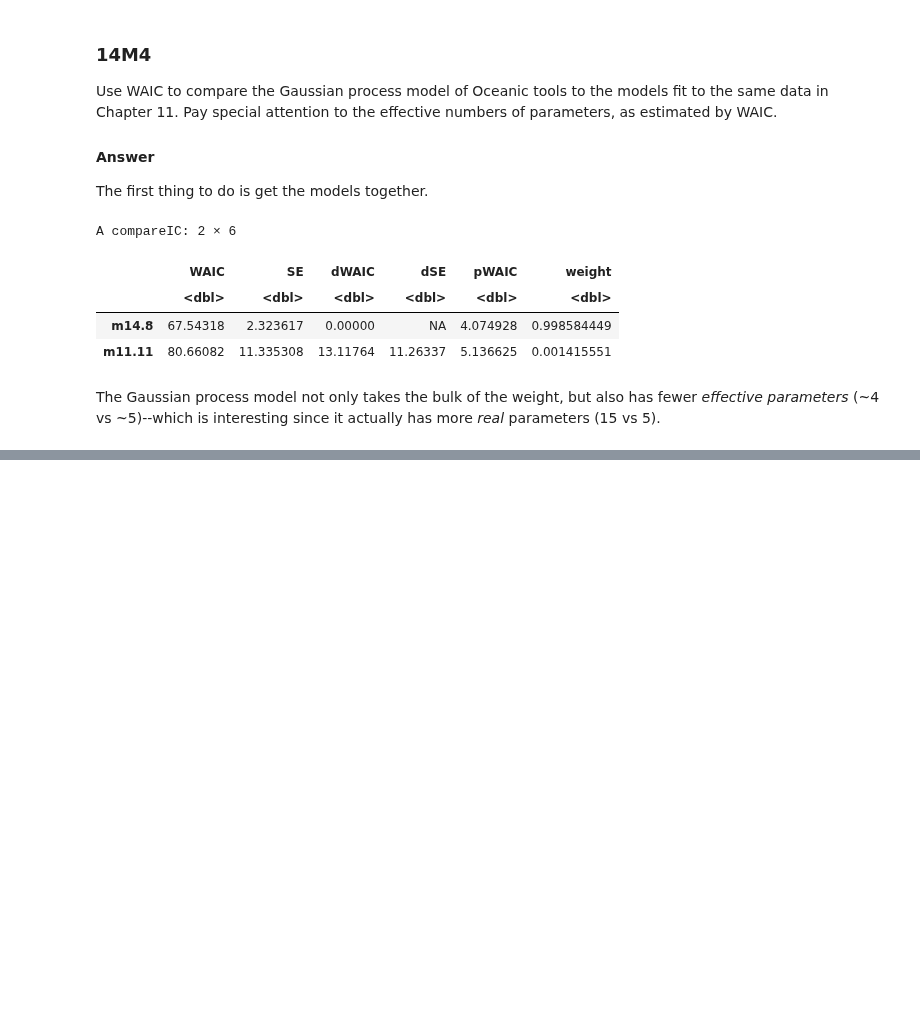
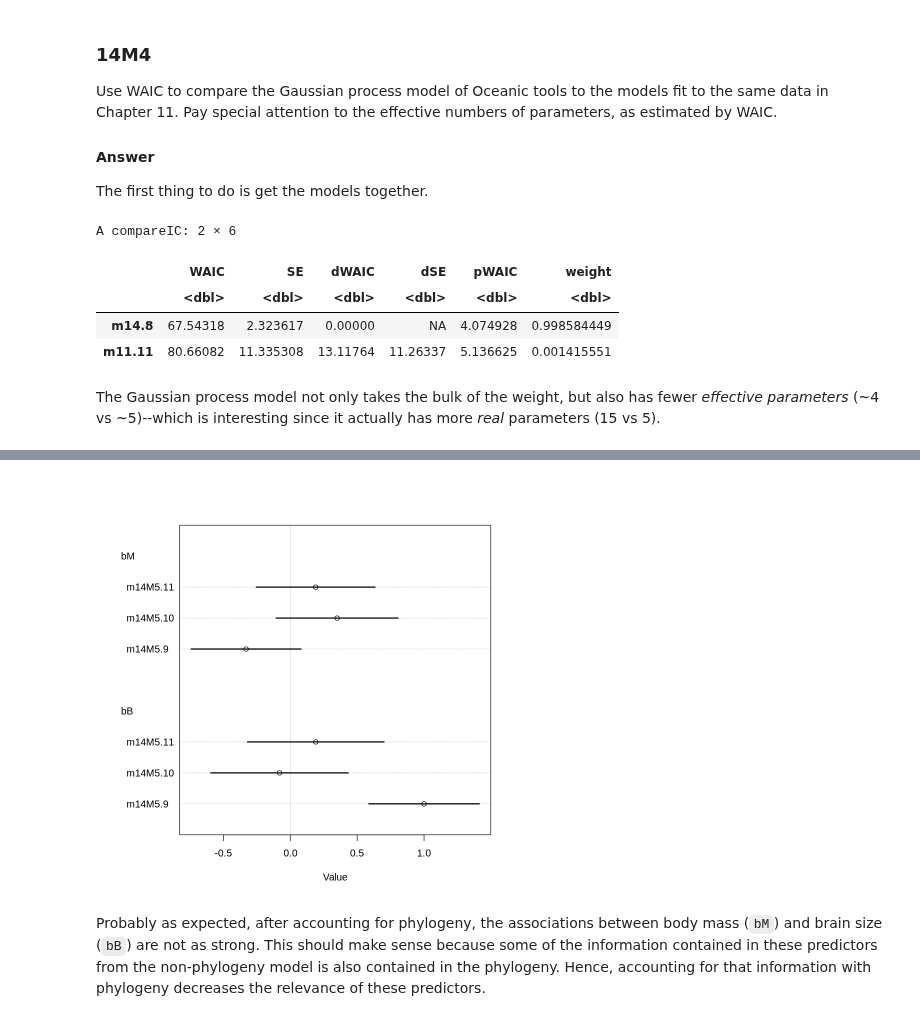
Before and after one commit to nicklausmillican/StatisticalRethinkingIISolutions, a Jupyter notebook: StatisticalRethinkingSolutions2_Ch14.ipynb, the cells around one changed output, grey strips where cells are left out. Drawn from its saved outputs; the diff is of its cells as text; code cells hidden in the pictures; blank space fills up the shorter version.

```diff
--- a/StatisticalRethinkingSolutions2_Ch14.ipynb
+++ b/StatisticalRethinkingSolutions2_Ch14.ipynb
@@ -810,0 +1093,29 @@ The Gaussian process model not only takes the bulk of the weight, but also has f
+# %%
+# OU models
+dat_list$Dmat <- Dmat[ spp_obs, spp_obs]/ max(Dmat)
+
+m14.11 <- ulam(
+  alist(
+    B ~ multi_normal(mu, SIGMA),
+      mu <- a + bM*M + bG*G,
+        a ~ normal(0,1),
+        c(bM,bG) ~ normal(0,0.5),
+      matrix[N_spp,N_spp]: SIGMA <- cov_GPL1( Dmat, etasq, rhosq, 0.01),
+        etasq ~ half_normal(1,0.25),
+        rhosq ~ half_normal(3,0.25)
+    ), data=dat_list,
+       chains=4,
+       cores=4)
+
+m14M5.11 <- ulam(
+  alist(
+    G ~ multi_normal(mu, SIGMA),
+      mu <- a + bM*M + bB*B,
+        a ~ normal(0,1),
+        c(bM,bB) ~ normal(0,0.5),
+      matrix[N_spp,N_spp]: SIGMA <- cov_GPL1( Dmat, etasq, rhosq, 0.01),
+        etasq ~ half_normal(1,0.25),
+        rhosq ~ half_normal(3,0.25)
+    ), data=dat_list,
+       chains=4,
+       cores=4)
@@ -810,0 +1229,6 @@ The Gaussian process model not only takes the bulk of the weight, but also has f
+# %%
+plot(coeftab(m14M5.9, m14M5.10, m14M5.11), pars=c("bM", "bB"))
+# %% [output]
+[figure, added]
+# %% [markdown]
+Probably as expected, after accounting for phylogeny, the associations between body mass (`bM`) and brain size (`bB`) are not as strong.  This should make sense because some of the information contained in these predictors from the non-phylogeny model is also contained in the phylogeny.  Hence, accounting for that information with phylogeny decreases the relevance of these predictors.
```
Also changed, not shown: parts of 8 cells of this notebook.
